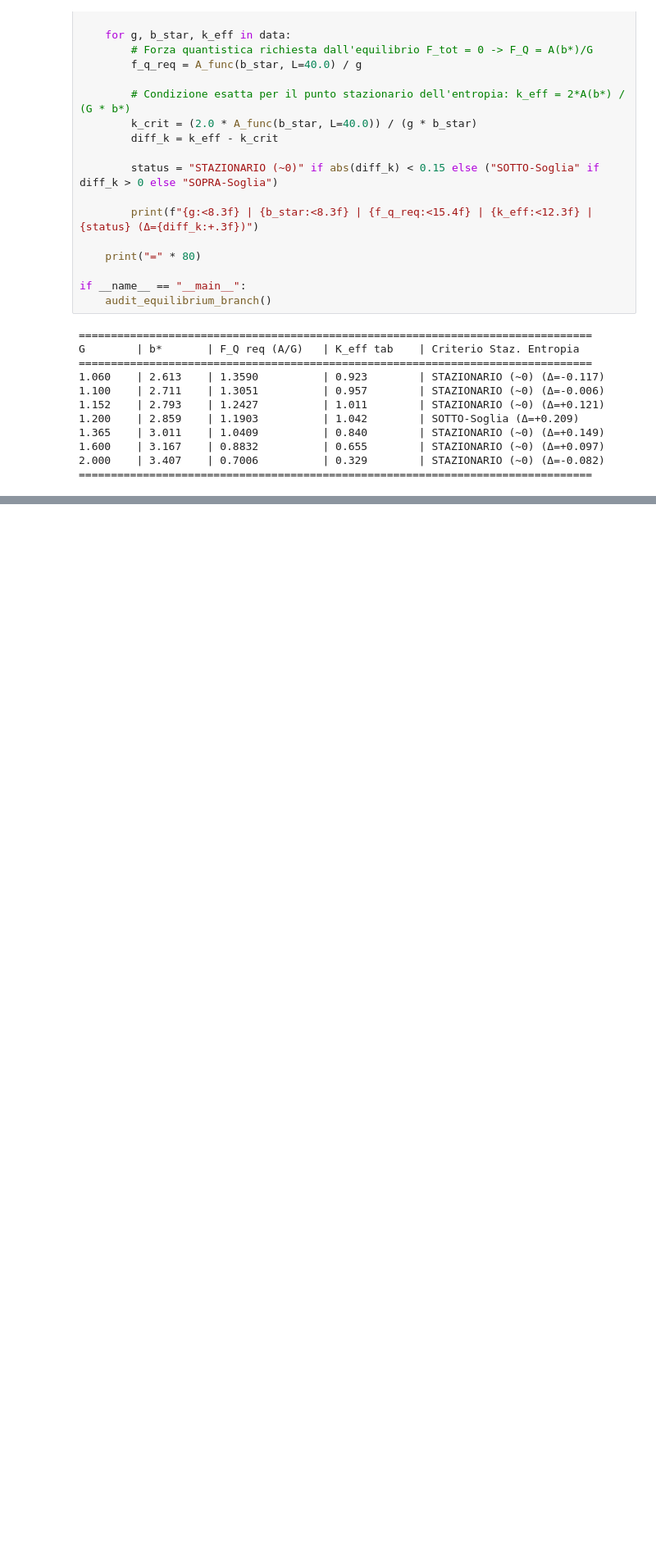
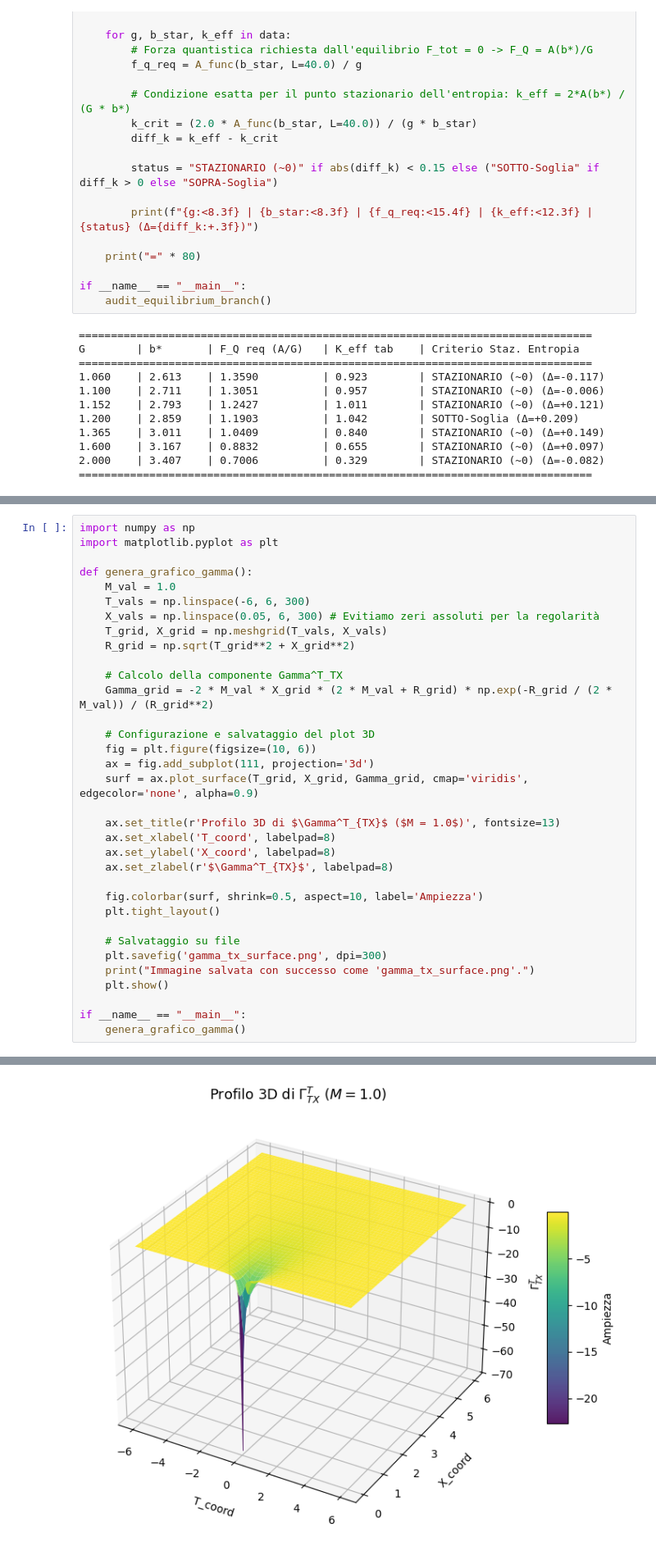
Before and after one commit to fabianleonaressi95/kilaw, a Jupyter notebook: Copia_di_Untitled2.ipynb, the cells around one changed output, grey strips where cells are left out. Shown at 82% size. Saved outputs shown, nothing was run; the diff lists cells and outputs as text; blank space fills up the shorter version.

```diff
--- a/Copia_di_Untitled2.ipynb
+++ b/Copia_di_Untitled2.ipynb
@@ -8596,0 +10214,35 @@ G        | b*       | F_Q req (A/G)   | K_eff tab    | Criterio Staz. Entropia
+# %%
+import numpy as np
+import matplotlib.pyplot as plt
+
+def genera_grafico_gamma():
+    M_val = 1.0
+    T_vals = np.linspace(-6, 6, 300)
+    X_vals = np.linspace(0.05, 6, 300) # Evitiamo zeri assoluti per la regolarità
+    T_grid, X_grid = np.meshgrid(T_vals, X_vals)
+    R_grid = np.sqrt(T_grid**2 + X_grid**2)
+
+    # Calcolo della componente Gamma^T_TX
+    Gamma_grid = -2 * M_val * X_grid * (2 * M_val + R_grid) * np.exp(-R_grid / (2 * M_val)) / (R_grid**2)
+
+    # Configurazione e salvataggio del plot 3D
+    fig = plt.figure(figsize=(10, 6))
+    ax = fig.add_subplot(111, projection='3d')
+    surf = ax.plot_surface(T_grid, X_grid, Gamma_grid, cmap='viridis', edgecolor='none', alpha=0.9)
+
+    ax.set_title(r'Profilo 3D di $\Gamma^T_{TX}$ ($M = 1.0$)', fontsize=13)
+    ax.set_xlabel('T_coord', labelpad=8)
+    ax.set_ylabel('X_coord', labelpad=8)
+    ax.set_zlabel(r'$\Gamma^T_{TX}$', labelpad=8)
+
+    fig.colorbar(surf, shrink=0.5, aspect=10, label='Ampiezza')
+    plt.tight_layout()
+
+    # Salvataggio su file
+    plt.savefig('gamma_tx_surface.png', dpi=300)
+    print("Immagine salvata con successo come 'gamma_tx_surface.png'.")
+    plt.show()
+
+if __name__ == "__main__":
+    genera_grafico_gamma()
+# %% [output]
@@ -8596,0 +10250 @@ G        | b*       | F_Q req (A/G)   | K_eff tab    | Criterio Staz. Entropia
+[figure, added]
```
Also changed, not shown: parts of 48 cells of this notebook.
